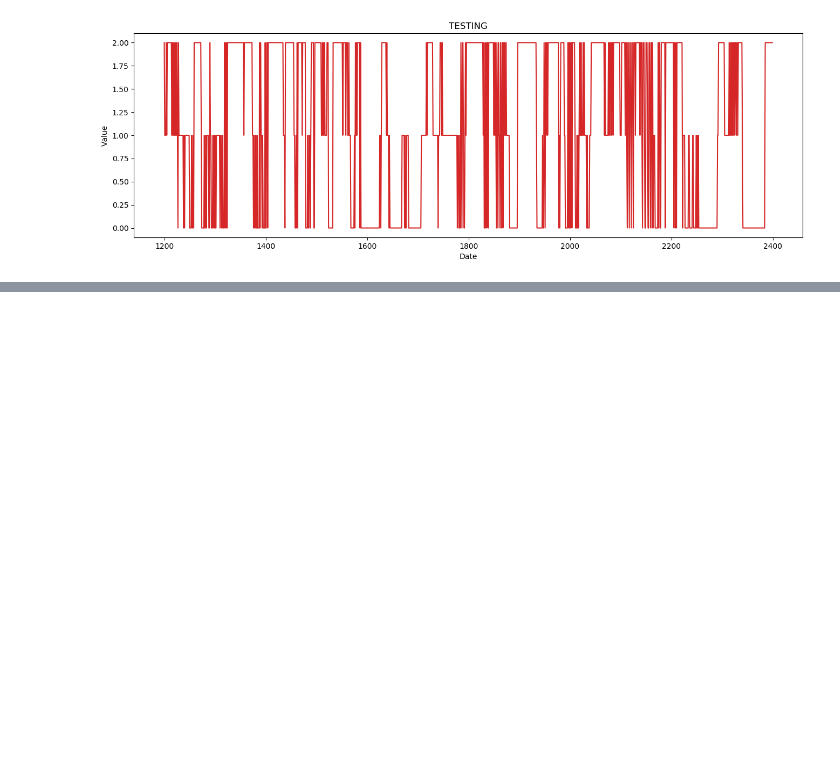
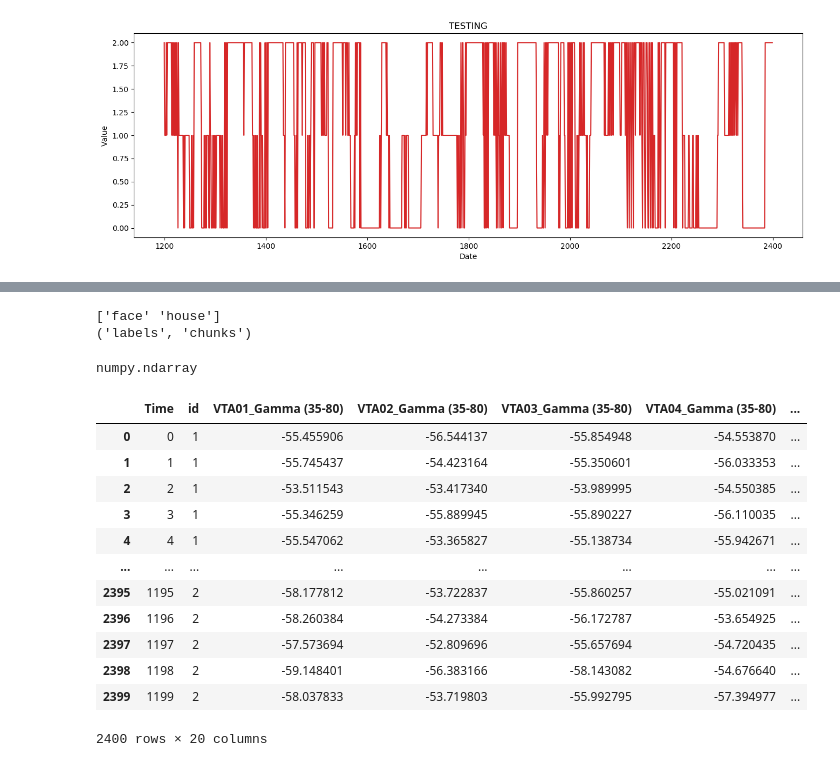
Before and after one commit to niblunc/Mouse_Data, a Jupyter notebook: data_play.ipynb, the cells around one changed output, grey strips where cells are left out. Cells and saved outputs as stored; diff of their text form; code cells hidden in the pictures; blank space fills up the shorter version.

Commit message:
added svm and numpy array format for data

```diff
--- a/data_play.ipynb
+++ b/data_play.ipynb
@@ -52,0 +69,21 @@ plot_df(sub2_df, x=sub2_df.index, y=sub2_df.move, title='TESTING')
+# %%
+import pandas as pd
+
+# Load target information as string and give a numerical identifier to each
+behavioral = pd.read_csv(haxby_dataset.session_target[0], sep=" ")
+conditions = behavioral['labels']
+
+# Restrict the analysis to faces and places
+condition_mask = behavioral['labels'].isin(['face', 'house'])
+conditions = conditions[condition_mask]
+
+# Confirm that we now have 2 conditions
+print(conditions.unique())
+
+# Record these as an array of sessions, with fields
+# for condition (face or house) and run
+session = behavioral[condition_mask].to_records(index=False)
+print(session.dtype.names)
+# %% [output]
+['face' 'house']
+('labels', 'chunks')
@@ -52,0 +103,20 @@ plot_df(sub2_df, x=sub2_df.index, y=sub2_df.move, title='TESTING')
+# %%
+type(X)
+# %% [output]
+numpy.ndarray
+# %%
+df
+# %% [output]
+|  | Time | id | VTA01_Gamma (35-80) | VTA02_Gamma (35-80) | VTA03_Gamma (35-80) | VTA04_Gamma (35-80) | ... |
+| 0 | 0 | 1 | -55.455906 | -56.544137 | -55.854948 | -54.553870 | ... |
+| 1 | 1 | 1 | -55.745437 | -54.423164 | -55.350601 | -56.033353 | ... |
+| 2 | 2 | 1 | -53.511543 | -53.417340 | -53.989995 | -54.550385 | ... |
+| 3 | 3 | 1 | -55.346259 | -55.889945 | -55.890227 | -56.110035 | ... |
+| 4 | 4 | 1 | -55.547062 | -53.365827 | -55.138734 | -55.942671 | ... |
+| ... | ... | ... | ... | ... | ... | ... | ... |
+| 2395 | 1195 | 2 | -58.177812 | -53.722837 | -55.860257 | -55.021091 | ... |
+| 2396 | 1196 | 2 | -58.260384 | -54.273384 | -56.172787 | -53.654925 | ... |
+| 2397 | 1197 | 2 | -57.573694 | -52.809696 | -55.657694 | -54.720435 | ... |
+| 2398 | 1198 | 2 | -59.148401 | -56.383166 | -58.143082 | -54.676640 | ... |
+| 2399 | 1199 | 2 | -58.037833 | -53.719803 | -55.992795 | -57.394977 | ... |
+2400 rows × 20 columns
```
Also changed, not shown: parts of 14 cells of this notebook, 1 other file.
